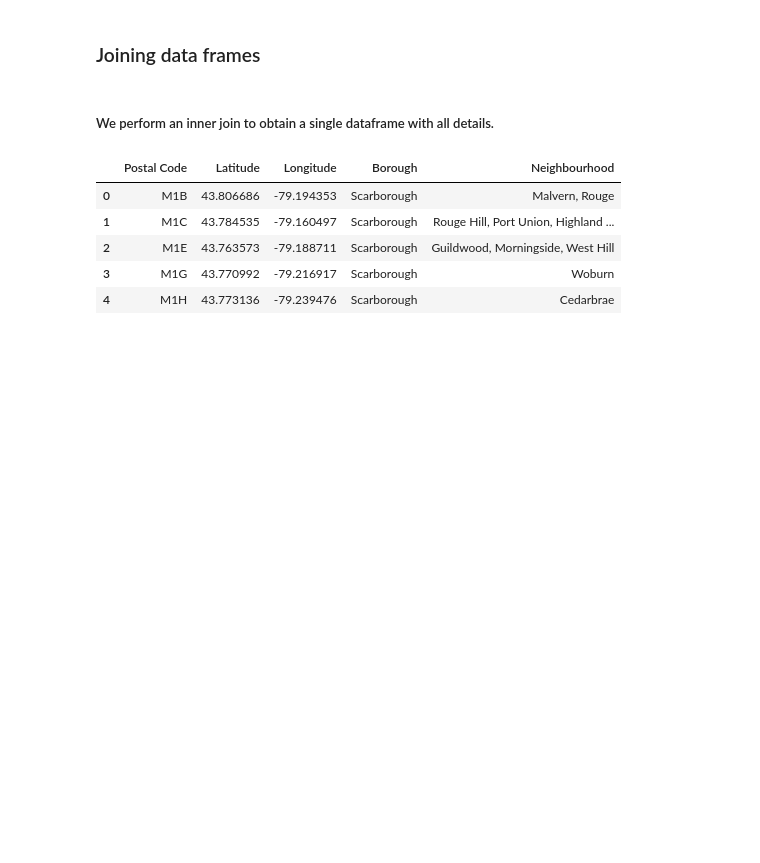
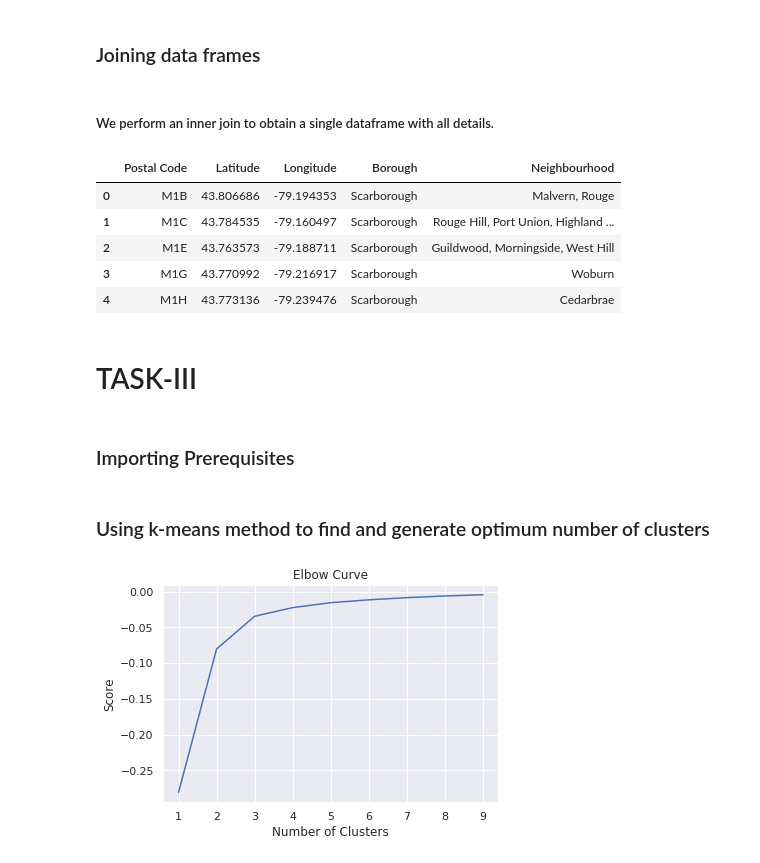
Before and after one commit to Aniruddh-Mallya/DS_ML, a Jupyter notebook: Toronto.ipynb, the cells around one changed output. Drawn from its saved outputs; the diff is of its cells as text; code cells hidden in the pictures; blank space fills up the shorter version.

```diff
--- a/Toronto.ipynb
+++ b/Toronto.ipynb
@@ -86,3 +90,7 @@ df_merged.head()
 | 2 | M1E | 43.763573 | -79.188711 | Scarborough | Guildwood, Morningside, West Hill |
 | 3 | M1G | 43.770992 | -79.216917 | Scarborough | Woburn |
 | 4 | M1H | 43.773136 | -79.239476 | Scarborough | Cedarbrae |
+# %% [markdown]
+# TASK-III
+# %% [markdown]
+### Importing Prerequisites
@@ -88,0 +102,16 @@ df_merged.head()
+# %% [markdown]
+### Using k-means method to find and generate optimum number of clusters
+# %%
+K_clusters = range(1,10)
+kmeans = [KMeans(n_clusters=i) for i in K_clusters]
+Y_axis = df_merged[['Latitude']]
+X_axis = df_merged[['Longitude']]
+score = [kmeans[i].fit(Y_axis).score(Y_axis) for i in range(len(kmeans))]
+# Visualize
+plt.plot(K_clusters, score)
+plt.xlabel('Number of Clusters')
+plt.ylabel('Score')
+plt.title('Elbow Curve')
+plt.show()
+# %% [output]
+[figure, added]
```
Also changed, not shown: parts of 10 cells of this notebook.
